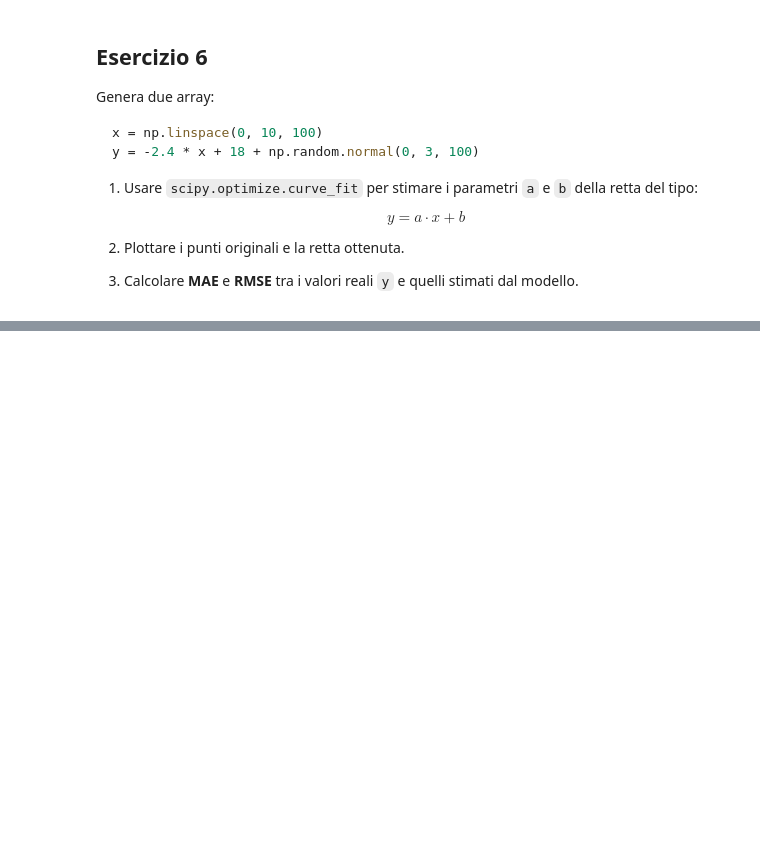
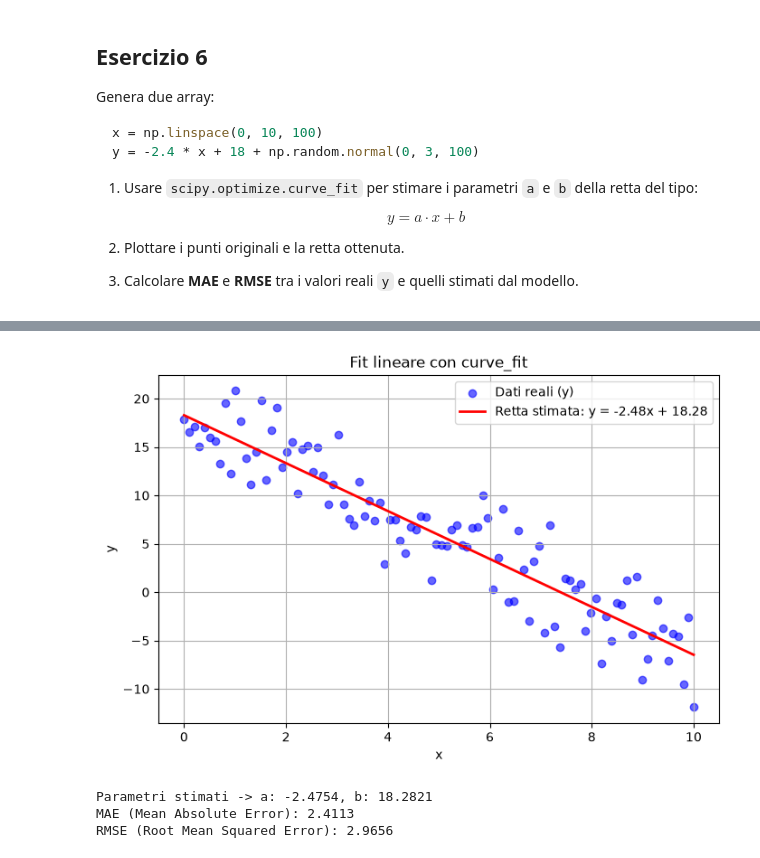
Before and after one commit to andcecche/LabProgrammazione_II_2026, a Jupyter notebook: esami/esame_26_07_14.ipynb, the cells around one changed output, grey strips where cells are left out. Drawn from its saved outputs; the diff is of its cells as text; code cells hidden in the pictures; blank space fills up the shorter version.

```diff
--- a/esami/esame_26_07_14.ipynb
+++ b/esami/esame_26_07_14.ipynb
@@ -153,3 +242,42 @@ y = -2.4 * x + 18 + np.random.normal(0, 3, 100)
 
 2. Plottare i punti originali e la retta ottenuta.
 3. Calcolare **MAE** e **RMSE** tra i valori reali `y` e quelli stimati dal modello.
+# %%
+%pip install scipy
+import numpy as np
+import matplotlib.pyplot as plt
+from scipy.optimize import curve_fit
+
+# Generazione dei dati originali
+x = np.linspace(0, 10, 100)
+y = -2.4 * x + 18 + np.random.normal(0, 3, 100)
+
+# 1. Definizione della funzione modello e stima dei parametri a e b
+def retta(x, a, b):
+    return a * x + b
+
+popt, _ = curve_fit(retta, x, y)
+a_hat, b_hat = popt
+
+# Valori stimati dal modello
+y_pred = retta(x, a_hat, b_hat)
+
+# 2. Grafico dei punti originali e della retta interpolante
+plt.figure(figsize=(8, 5))
+plt.scatter(x, y, label='Dati reali (y)', color='blue', alpha=0.6)
+plt.plot(x, y_pred, label=f'Retta stimata: y = {a_hat:.2f}x + {b_hat:.2f}', color='red', linewidth=2)
+plt.xlabel('x')
+plt.ylabel('y')
+plt.title('Fit lineare con curve_fit')
+plt.legend()
+plt.grid(True)
+plt.show()
+
+# 3. Calcolo di MAE e RMSE
+mae = np.mean(np.abs(y - y_pred))
+rmse = np.sqrt(np.mean((y - y_pred) ** 2))
+
+print(f"Parametri stimati -> a: {a_hat:.4f}, b: {b_hat:.4f}")
+print(f"MAE (Mean Absolute Error): {mae:.4f}")
+print(f"RMSE (Root Mean Squared Error): {rmse:.4f}")
+# %% [output]
@@ -155,0 +291,4 @@ y = -2.4 * x + 18 + np.random.normal(0, 3, 100)
+[figure, added]
+Parametri stimati -> a: -2.4754, b: 18.2821
+MAE (Mean Absolute Error): 2.4113
+RMSE (Root Mean Squared Error): 2.9656
```
Also changed, not shown: parts of 5 cells of this notebook, 2 other files.
